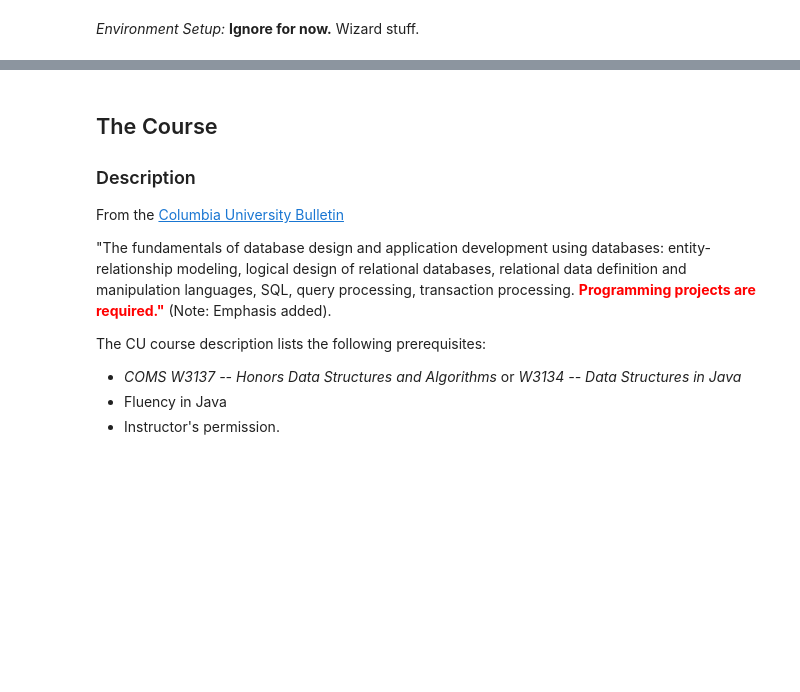
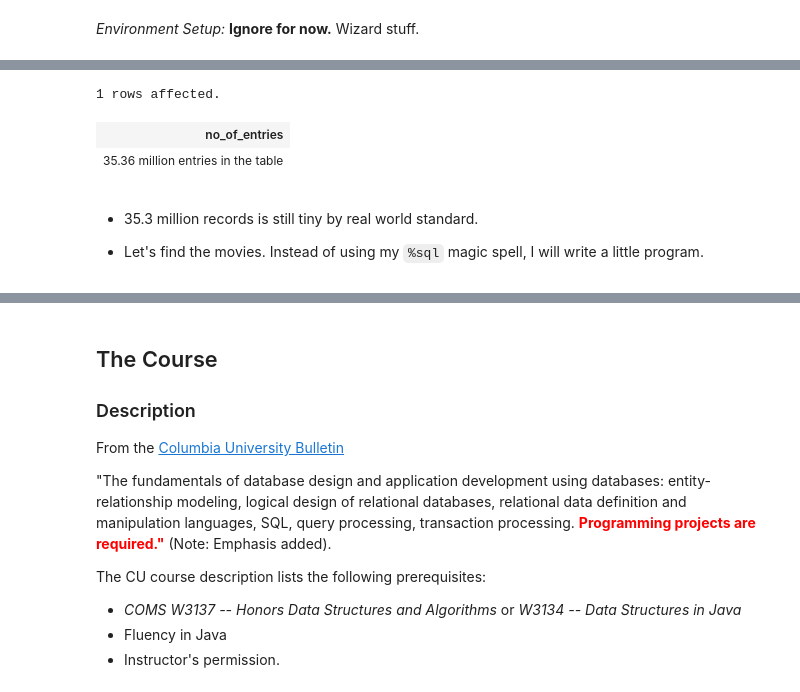
Before and after one commit to zyxdlsz/w4111-Databases, a Jupyter notebook: Lectures/Lecture_1/w4111-L1-f2019-Introduction.ipynb, the cells around one changed output, grey strips where cells are left out. Drawn from its saved outputs; the diff is of its cells as text; code cells hidden in the pictures; blank space fills up the shorter version.

````diff
--- a/Lectures/Lecture_1/w4111-L1-f2019-Introduction.ipynb
+++ b/Lectures/Lecture_1/w4111-L1-f2019-Introduction.ipynb
@@ -77,0 +216,12 @@ db_cnx = pymysql.connect(host='localhost',
+# %%
+%sql select concat(round(count(*)/1000000,2), ' million entries in the table') \
+    as no_of_entries from IMDB.title_principal;
+# %% [output]
+1 rows affected.
+| no_of_entries |
+| 35.36 million entries in the table |
+# %% [markdown]
+- 35.3 million records is still tiny by real world standard.
+
+
+- Let's find the movies. Instead of using my ```%sql``` magic spell, I will write a little program.
````
Also changed, not shown: parts of 30 cells of this notebook, 1 other file.
